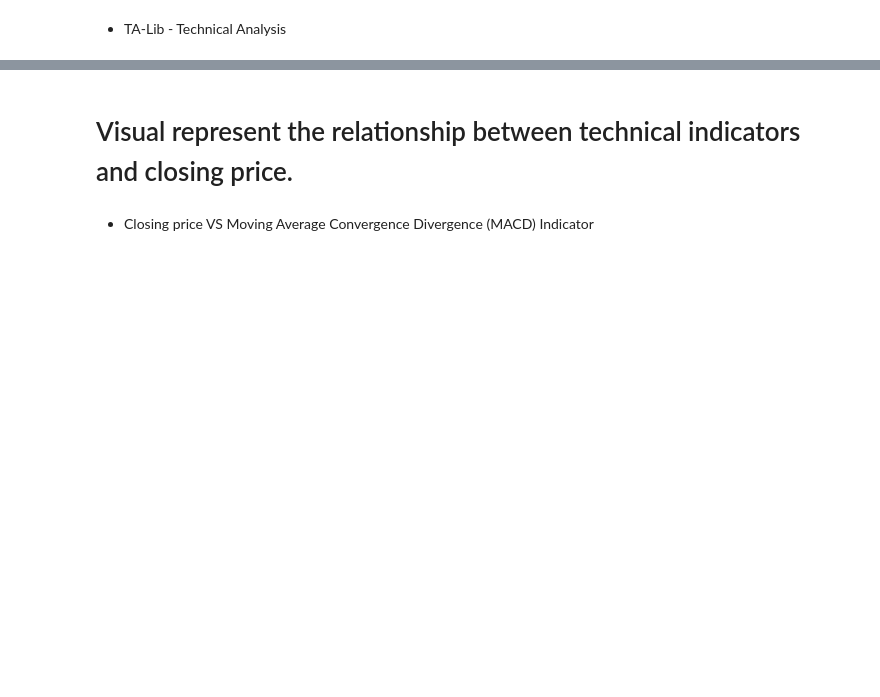
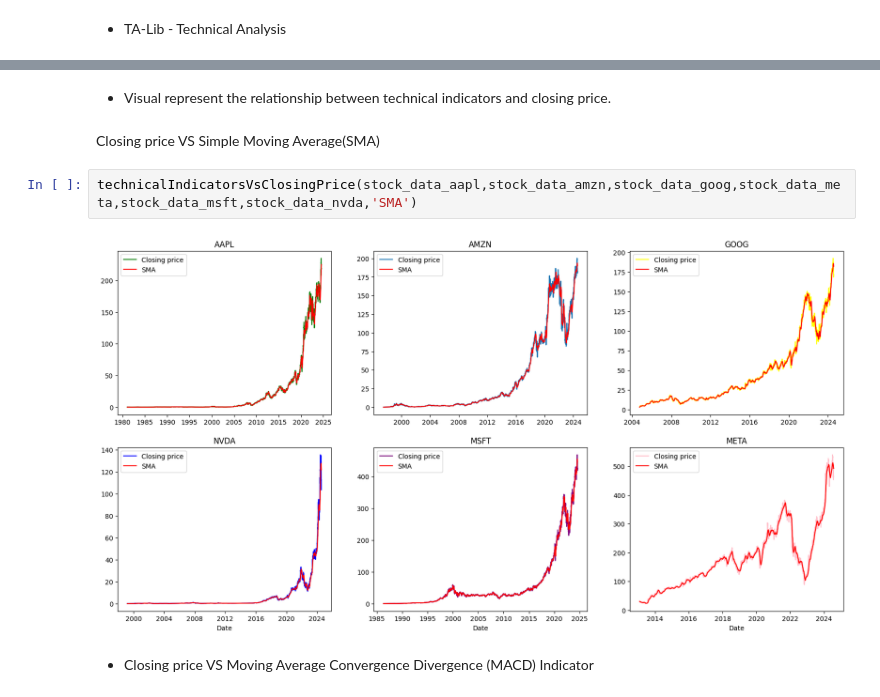
Before and after one commit to Samri-A/Predicting-Price-Moves-with-News-Sentiment, a Jupyter notebook: notebooks/Stoke_analaysis.ipynb, the cells around one changed output, grey strips where cells are left out. Saved outputs shown, nothing was run; the diff lists cells and outputs as text; blank space fills up the shorter version.

```diff
--- a/notebooks/Stoke_analaysis.ipynb
+++ b/notebooks/Stoke_analaysis.ipynb
@@ -77,4 +259,10 @@ stock_data_aapl['MACD_Signal']=macd_signal
 # %% [markdown]
-# Visual represent the relationship between technical indicators and closing price.
+* Visual represent the relationship between technical indicators and closing price.
+# %% [markdown]
+Closing price VS Simple Moving Average(SMA)
+# %%
+technicalIndicatorsVsClosingPrice(stock_data_aapl,stock_data_amzn,stock_data_goog,stock_data_meta,stock_data_msft,stock_data_nvda,'SMA')
+# %% [output]
+[figure, added]
 # %% [markdown]
 * Closing price VS Moving Average Convergence Divergence (MACD) Indicator
```
Also changed, not shown: parts of 58 cells of this notebook, 3 other files.
